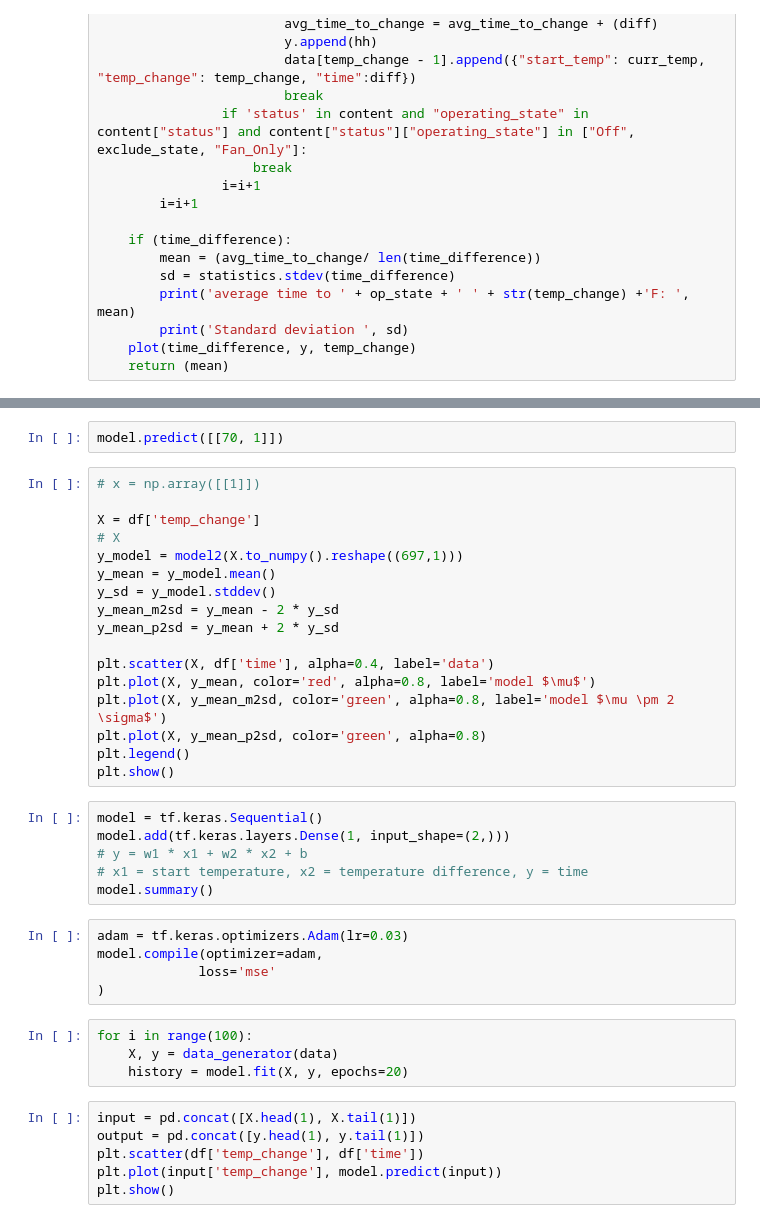
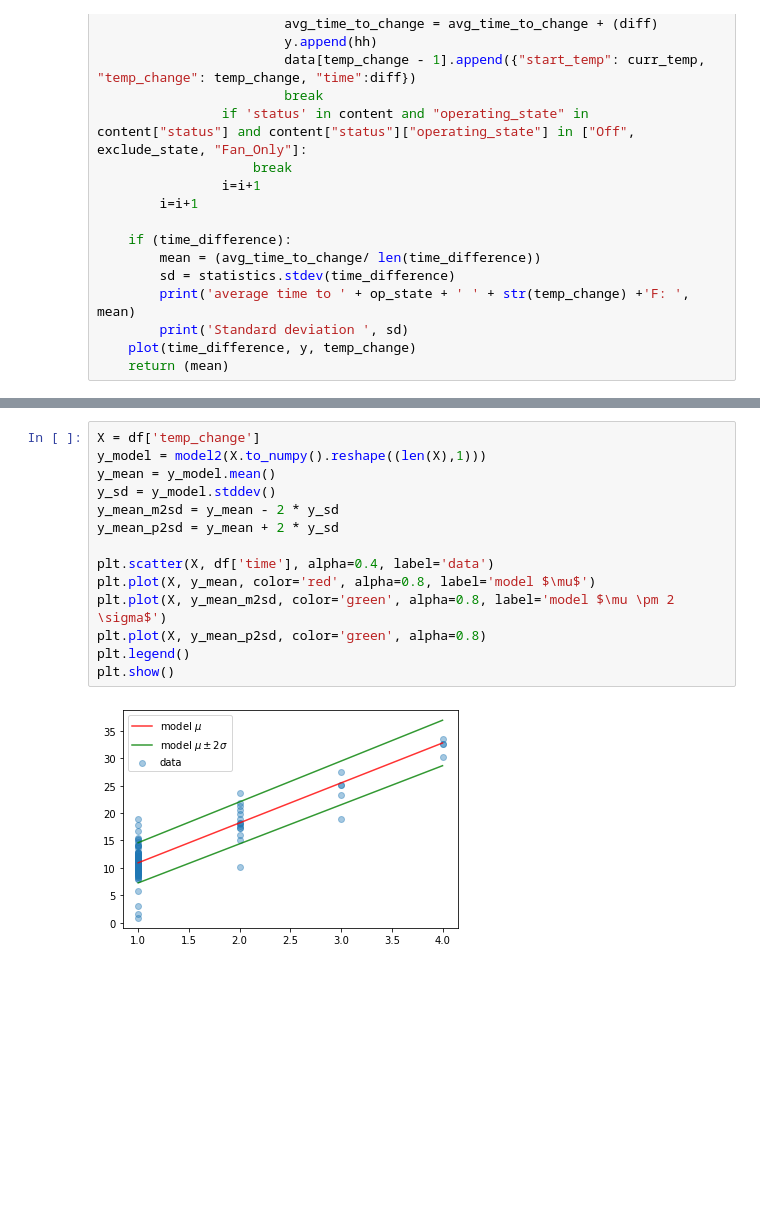
Before and after one commit to RyQuantum/Dateset, a Jupyter notebook: train2.ipynb, the cells around one changed output, grey strips where cells are left out. Saved outputs shown, nothing was run; the diff lists cells and outputs as text; blank space fills up the shorter version.

```diff
--- a/train2.ipynb
+++ b/train2.ipynb
@@ -253,40 +219,16 @@ Epoch 50/50
-# %%
-model.predict([[70, 1]])
 # %%
-# x = np.array([[1]])
-
 X = df['temp_change']
-# X
-y_model = model2(X.to_numpy().reshape((697,1)))
+y_model = model2(X.to_numpy().reshape((len(X),1)))
 y_mean = y_model.mean()
 y_sd = y_model.stddev()
 y_mean_m2sd = y_mean - 2 * y_sd
 y_mean_p2sd = y_mean + 2 * y_sd
 
 plt.scatter(X, df['time'], alpha=0.4, label='data')
 plt.plot(X, y_mean, color='red', alpha=0.8, label='model $\mu$')
 plt.plot(X, y_mean_m2sd, color='green', alpha=0.8, label='model $\mu \pm 2 \sigma$')
 plt.plot(X, y_mean_p2sd, color='green', alpha=0.8)
 plt.legend()
 plt.show()
+# %% [output]
+[figure, added]
-# %%
-model = tf.keras.Sequential()
-model.add(tf.keras.layers.Dense(1, input_shape=(2,)))
-# y = w1 * x1 + w2 * x2 + b
-# x1 = start temperature, x2 = temperature difference, y = time
-model.summary()
-# %%
-adam = tf.keras.optimizers.Adam(lr=0.03)
-model.compile(optimizer=adam,
-             loss='mse'
-)
-# %%
-for i in range(100):
-    X, y = data_generator(data)
-    history = model.fit(X, y, epochs=20)
-# %%
-input = pd.concat([X.head(1), X.tail(1)])
-output = pd.concat([y.head(1), y.tail(1)])
-plt.scatter(df['temp_change'], df['time'])
-plt.plot(input['temp_change'], model.predict(input))
-plt.show()
```
Also changed, not shown: parts of 12 cells of this notebook, 1 other file.
